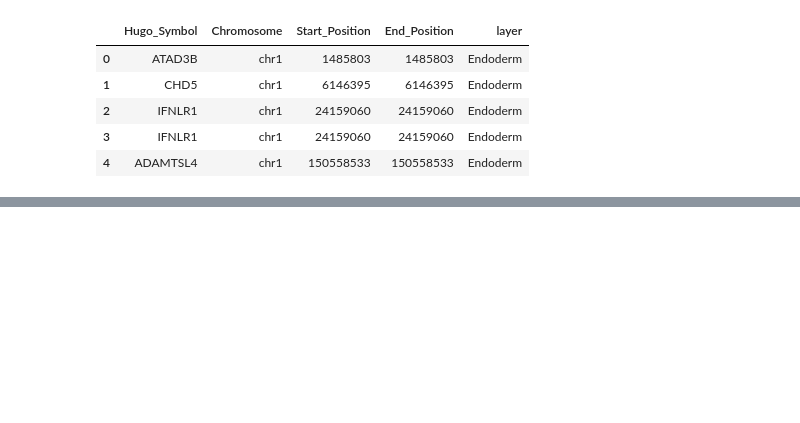
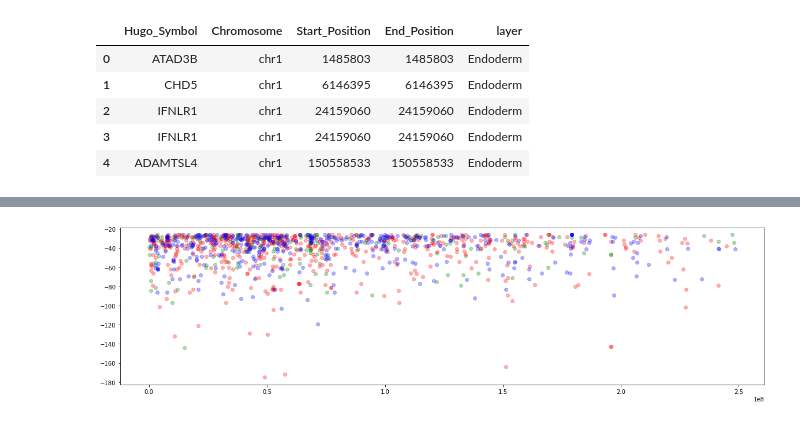
Before and after one commit to ajkeamy/Clustering-Germ-Layers, a Jupyter notebook: notebooks/Kmeans_analysis.ipynb, the cells around one changed output, grey strips where cells are left out. Saved outputs shown, nothing was run; the diff lists cells and outputs as text; code cells hidden in the pictures; blank space fills up the shorter version.

```diff
--- a/notebooks/Kmeans_analysis.ipynb
+++ b/notebooks/Kmeans_analysis.ipynb
@@ -33,0 +132,15 @@ all_layers.head()
+# %%
+fig, ax = plt.subplots(1,1,  figsize = (20,5))
+
+plt.subplots_adjust(wspace = 0.2)
+
+colors = {'Mesoderm': 'Green', 'Endoderm': 'Red', 'Ectoderm': 'Blue'}
+alpha_val = 0.3
+
+for ind,i in enumerate(['Mesoderm', 'Endoderm', 'Ectoderm']):
+    layer = all_layers.query(f'layer == "{i}"')
+    not_equal = layer.query('End_Position - Start_Position > 25')
+    ax.scatter(not_equal.Start_Position, not_equal.Start_Position - not_equal.End_Position,
+                alpha = alpha_val, label = i, color = colors[i])
+# %% [output]
+[figure, added]
```
Also changed, not shown: parts of 25 cells of this notebook.
